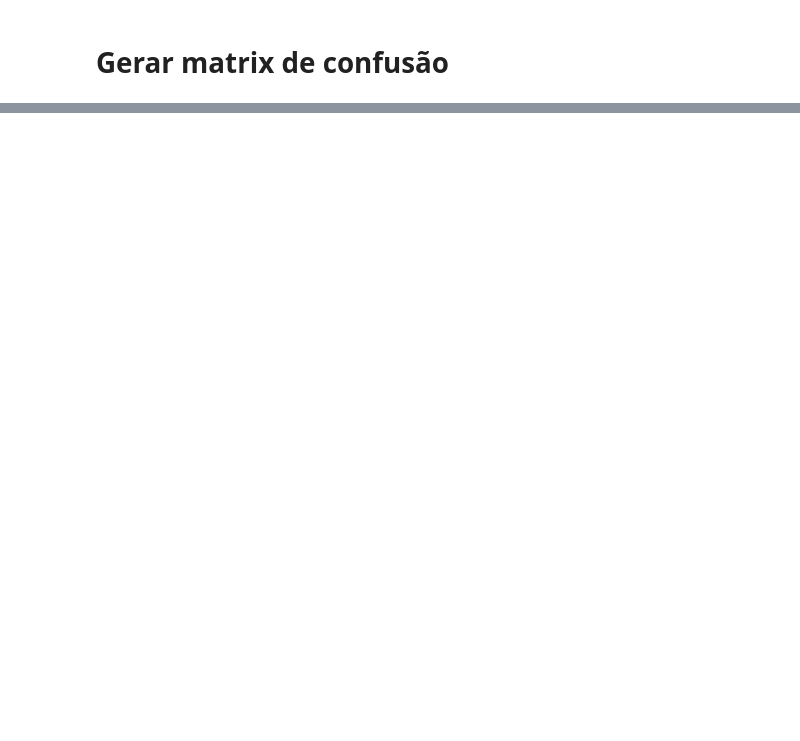
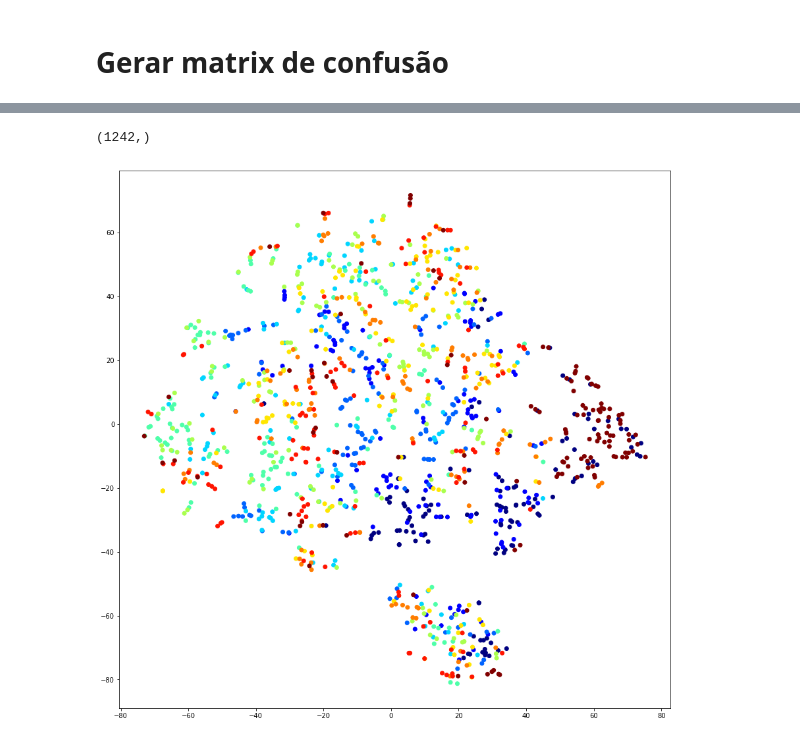
Before and after one commit to thimarcal/INF0619_SignalDigits, a Jupyter notebook: SignalLanguageDigits-DeepFeatures-ImageDataGenerator.ipynb, the cells around one changed output, grey strips where cells are left out. Cells and saved outputs as stored; diff of their text form; code cells hidden in the pictures; blank space fills up the shorter version.

```diff
--- a/SignalLanguageDigits-DeepFeatures-ImageDataGenerator.ipynb
+++ b/SignalLanguageDigits-DeepFeatures-ImageDataGenerator.ipynb
@@ -224,0 +366,13 @@ array([[ 0,  0,  0,  0,  3,  0,  4,  0, 24,  0],
+# %%
+from sklearn.manifold import TSNE
+
+X_embedded = TSNE(n_components=2, perplexity=10).fit_transform(X_train)
+# %%
+X_embedded[:,0].shape
+# %% [output]
+(1242,)
+# %%
+plt.scatter(X_embedded[:,0], X_embedded[:,1], c=train_labels , cmap=plt.cm.get_cmap("jet", 10))
+plt.show()
+# %% [output]
+[figure, added]
```
Also changed, not shown: parts of 21 cells of this notebook, 8 other files.
